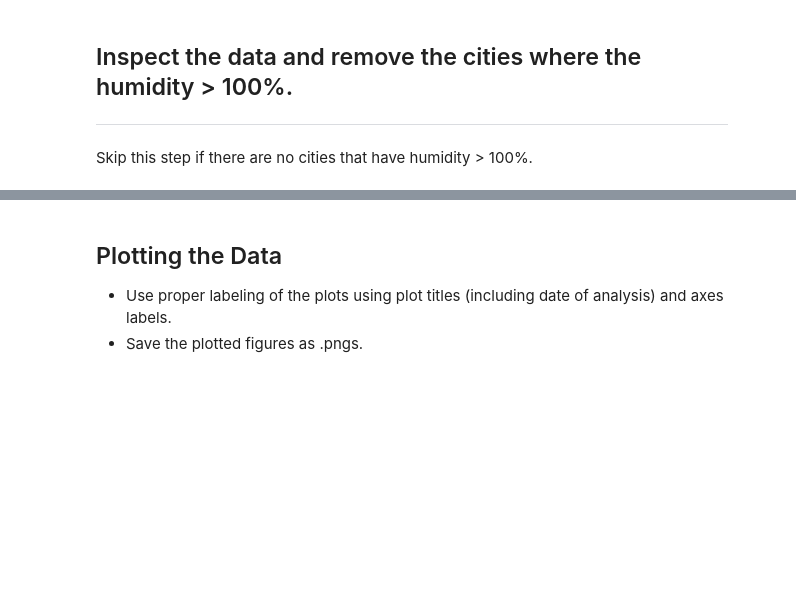
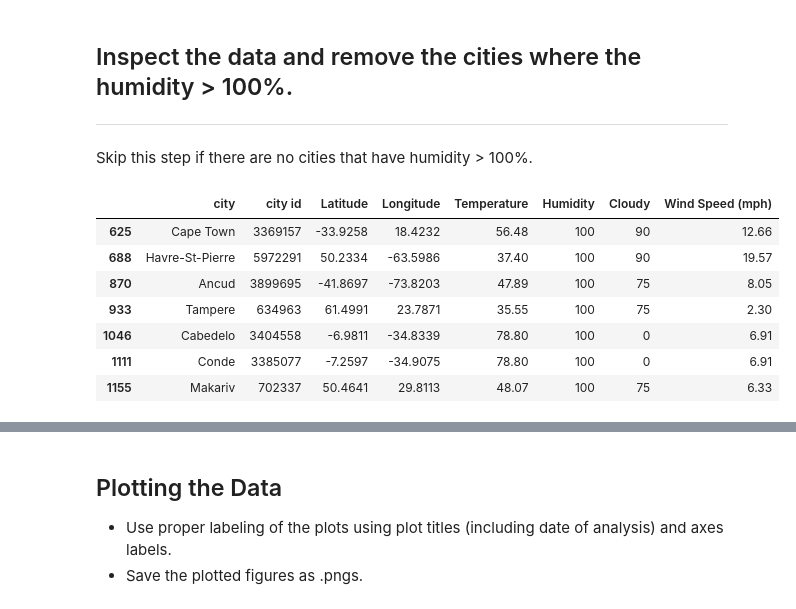
Before and after one commit to caseyjuergens/python-api-challenge, a Jupyter notebook: starter_code/WeatherPy.ipynb, the cells around one changed output, grey strips where cells are left out. Drawn from its saved outputs; the diff is of its cells as text; code cells hidden in the pictures; blank space fills up the shorter version.

```diff
--- a/starter_code/WeatherPy.ipynb
+++ b/starter_code/WeatherPy.ipynb
@@ -159,5 +163,16 @@ clean_city_df= city_df.drop_duplicates(subset=["city"])
 ## Inspect the data and remove the cities where the humidity > 100%.
 ----
 Skip this step if there are no cities that have humidity > 100%.
+# %%
+clean_city_df.loc[clean_city_df["Humidity"]== 100]
+# %% [output]
+|  | city | city id | Latitude | Longitude | Temperature | Humidity | Cloudy | Wind Speed (mph) |
+| 625 | Cape Town | 3369157 | -33.9258 | 18.4232 | 56.48 | 100 | 90 | 12.66 |
+| 688 | Havre-St-Pierre | 5972291 | 50.2334 | -63.5986 | 37.40 | 100 | 90 | 19.57 |
+| 870 | Ancud | 3899695 | -41.8697 | -73.8203 | 47.89 | 100 | 75 | 8.05 |
+| 933 | Tampere | 634963 | 61.4991 | 23.7871 | 35.55 | 100 | 75 | 2.30 |
+| 1046 | Cabedelo | 3404558 | -6.9811 | -34.8339 | 78.80 | 100 | 0 | 6.91 |
+| 1111 | Conde | 3385077 | -7.2597 | -34.9075 | 78.80 | 100 | 0 | 6.91 |
+| 1155 | Makariv | 702337 | 50.4641 | 29.8113 | 48.07 | 100 | 75 | 6.33 |
 # %%
 #  Get the indices of cities that have humidity over 100%.
```
Also changed, not shown: parts of 9 cells of this notebook.
